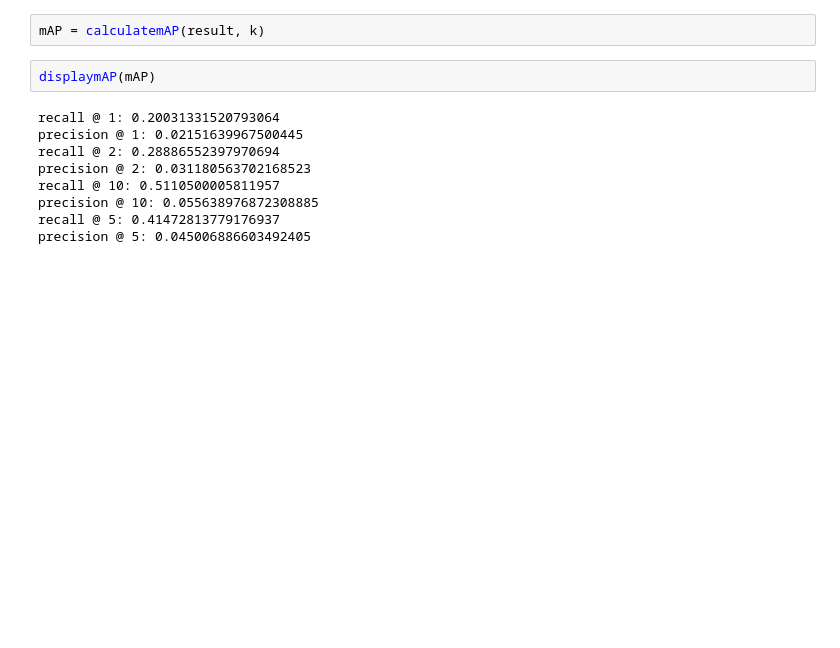
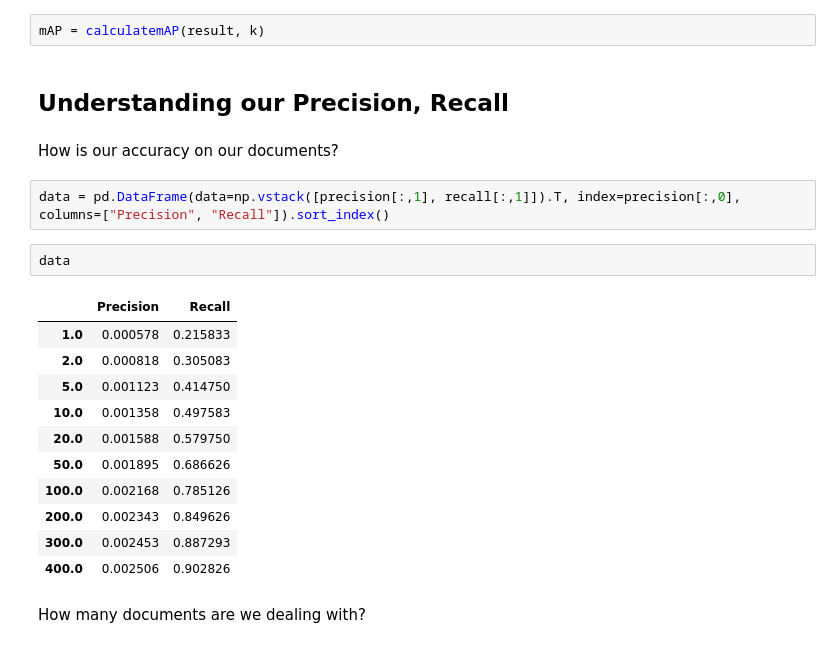
Before and after one commit to moinnadeem/Lucene_Document_Retrieval, a Jupyter notebook: FEVER Document Retrieval.ipynb, the cells around one changed output. Saved outputs shown, nothing was run; the diff lists cells and outputs as text; blank space fills up the shorter version.

```diff
--- a/FEVER Document Retrieval.ipynb
+++ b/FEVER Document Retrieval.ipynb
@@ -105,13 +105,24 @@ def displaymAP(mAP):
 # %%
 mAP = calculatemAP(result, k)
-# %%
-displaymAP(mAP)
-# %% [output]
-recall @ 1: 0.20031331520793064
-precision @ 1: 0.02151639967500445
-recall @ 2: 0.28886552397970694
-precision @ 2: 0.031180563702168523
-recall @ 10: 0.5110500005811957
-precision @ 10: 0.055638976872308885
-recall @ 5: 0.41472813779176937
-precision @ 5: 0.045006886603492405
+# %% [markdown]
+## Understanding our Precision, Recall
+# %% [markdown]
+How is our accuracy on our documents?
+# %%
+data = pd.DataFrame(data=np.vstack([precision[:,1], recall[:,1]]).T, index=precision[:,0], columns=["Precision", "Recall"]).sort_index()
+# %%
+data
+# %% [output]
+|  | Precision | Recall |
+| 1.0 | 0.000578 | 0.215833 |
+| 2.0 | 0.000818 | 0.305083 |
+| 5.0 | 0.001123 | 0.414750 |
+| 10.0 | 0.001358 | 0.497583 |
+| 20.0 | 0.001588 | 0.579750 |
+| 50.0 | 0.001895 | 0.686626 |
+| 100.0 | 0.002168 | 0.785126 |
+| 200.0 | 0.002343 | 0.849626 |
+| 300.0 | 0.002453 | 0.887293 |
+| 400.0 | 0.002506 | 0.902826 |
+# %% [markdown]
+How many documents are we dealing with?
```
Also changed, not shown: parts of 23 cells of this notebook, 4 other files.
